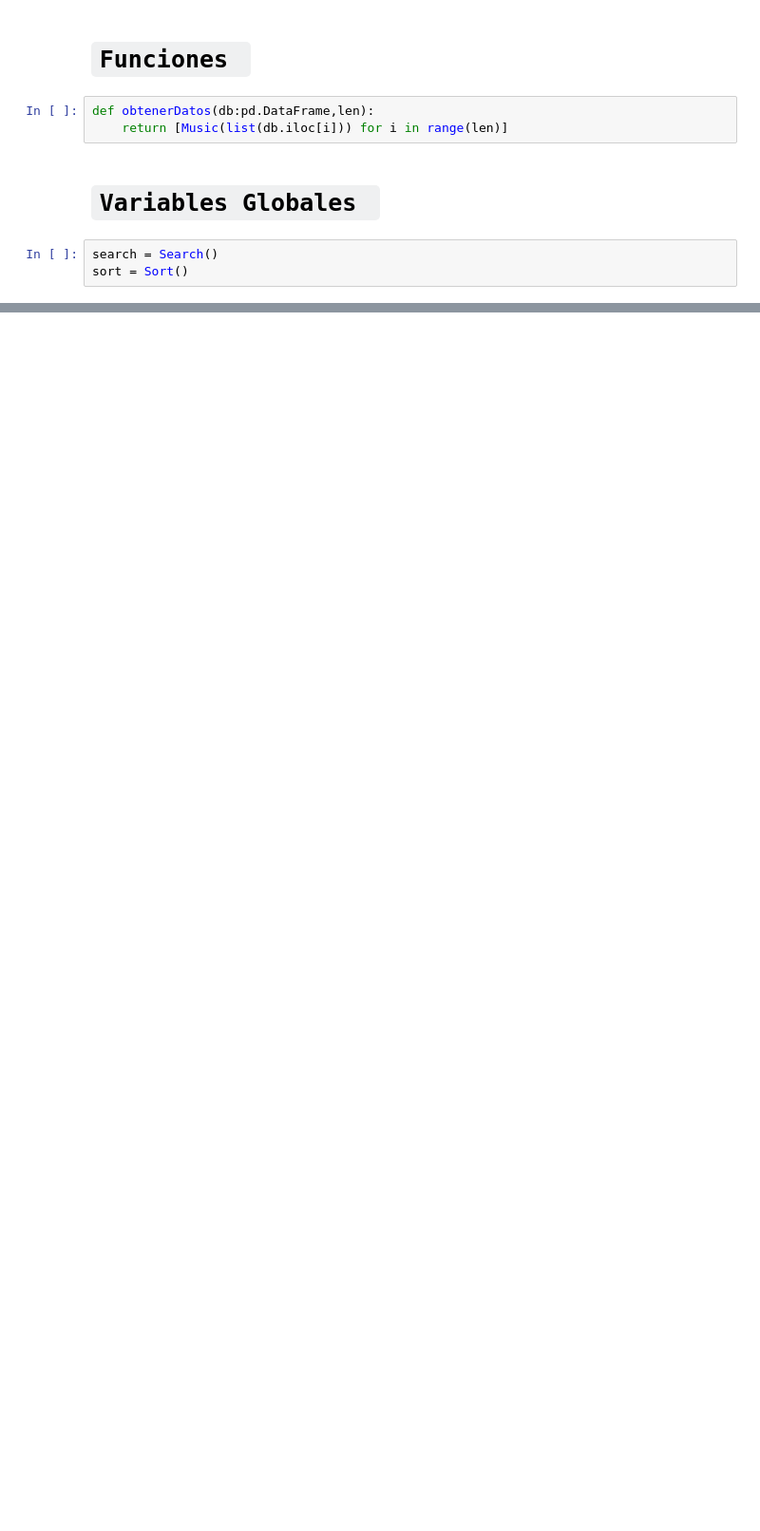
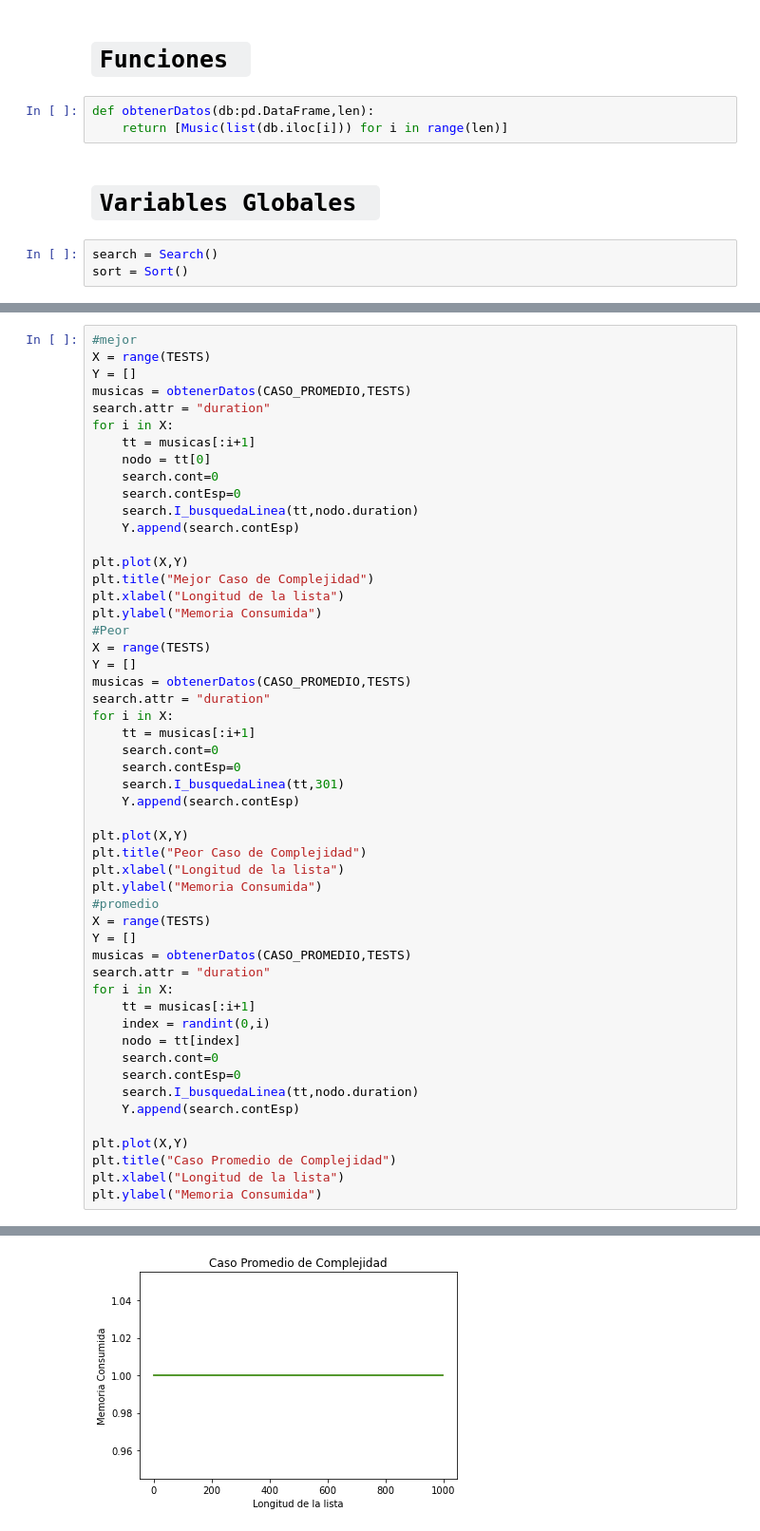
Before and after one commit to Eickyair/eda-2, a Jupyter notebook: 2022-09-21-practica-4/plots.ipynb, the cells around one changed output, grey strips where cells are left out. Shown: that part at 95% size. Cells and saved outputs as stored; diff of their text form; blank space fills up the shorter version.

```diff
--- a/2022-09-21-practica-4/plots.ipynb
+++ b/2022-09-21-practica-4/plots.ipynb
@@ -555,0 +247,53 @@ Text(0.5, 1.0, 'Caso Promedio de Complejidad')
+# %%
+#mejor
+X = range(TESTS)
+Y = []
+musicas = obtenerDatos(CASO_PROMEDIO,TESTS)
+search.attr = "duration"
+for i in X:
+    tt = musicas[:i+1]
+    nodo = tt[0]
+    search.cont=0
+    search.contEsp=0
+    search.I_busquedaLinea(tt,nodo.duration)
+    Y.append(search.contEsp)
+
+plt.plot(X,Y)
+plt.title("Mejor Caso de Complejidad")
+plt.xlabel("Longitud de la lista")
+plt.ylabel("Memoria Consumida")
+#Peor
+X = range(TESTS)
+Y = []
+musicas = obtenerDatos(CASO_PROMEDIO,TESTS)
+search.attr = "duration"
+for i in X:
+    tt = musicas[:i+1]
+    search.cont=0
+    search.contEsp=0
+    search.I_busquedaLinea(tt,301)
+    Y.append(search.contEsp)
+
+plt.plot(X,Y)
+plt.title("Peor Caso de Complejidad")
+plt.xlabel("Longitud de la lista")
+plt.ylabel("Memoria Consumida")
+#promedio
+X = range(TESTS)
+Y = []
+musicas = obtenerDatos(CASO_PROMEDIO,TESTS)
+search.attr = "duration"
+for i in X:
+    tt = musicas[:i+1]
+    index = randint(0,i)
+    nodo = tt[index]
+    search.cont=0
+    search.contEsp=0
+    search.I_busquedaLinea(tt,nodo.duration)
+    Y.append(search.contEsp)
+
+plt.plot(X,Y)
+plt.title("Caso Promedio de Complejidad")
+plt.xlabel("Longitud de la lista")
+plt.ylabel("Memoria Consumida")
+# %% [output]
@@ -555,0 +301 @@ Text(0.5, 1.0, 'Caso Promedio de Complejidad')
+[figure, added]
```
Also changed, not shown: parts of 100 cells of this notebook, 27 other files.
